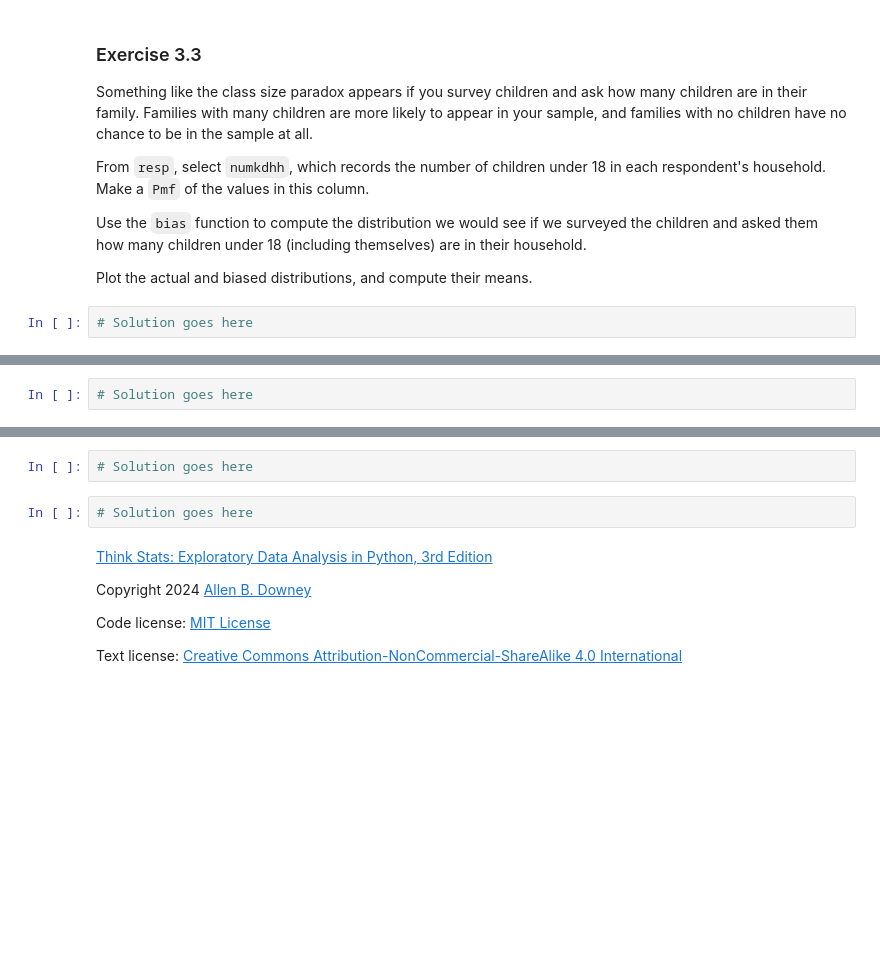
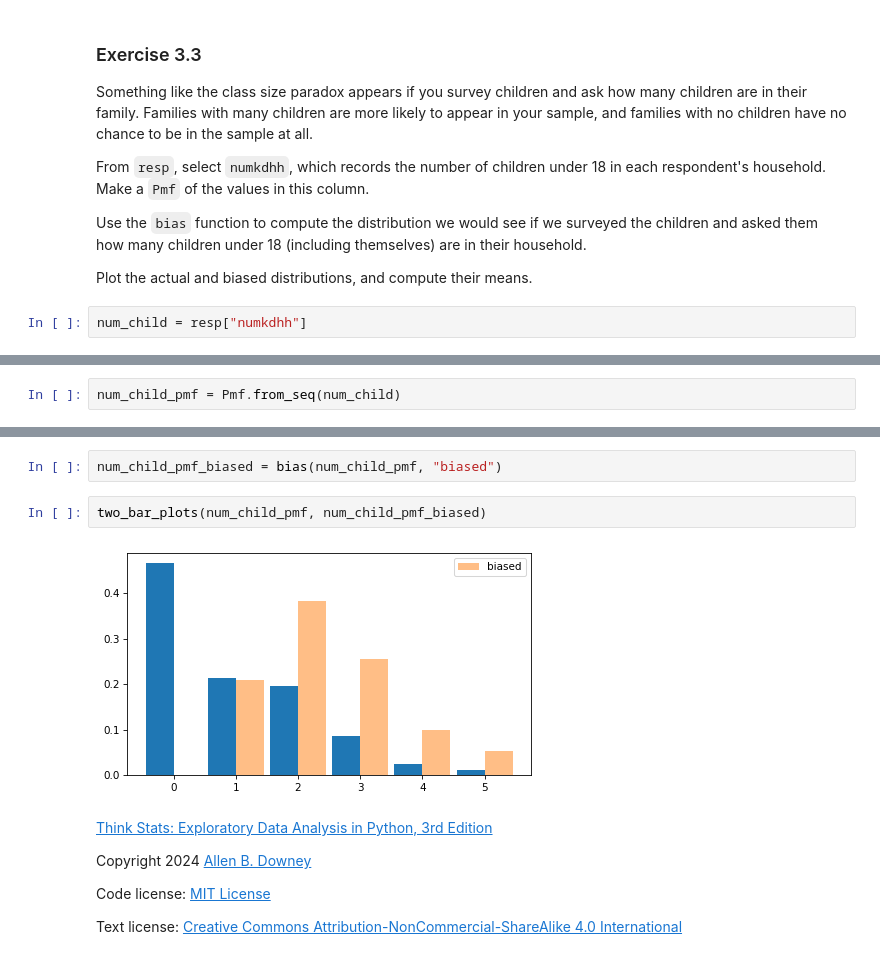
Before and after one commit to JoaoJimenez/Think_stats, a Jupyter notebook: nb/chap03.ipynb, the cells around one changed output, grey strips where cells are left out. Saved outputs shown, nothing was run; the diff lists cells and outputs as text; blank space fills up the shorter version.

```diff
--- a/nb/chap03.ipynb
+++ b/nb/chap03.ipynb
@@ -600,4 +595,4 @@ Use the `bias` function to compute the distribution we would see if we surveyed
 
 Plot the actual and biased distributions, and compute their means.
 # %%
-# Solution goes here
+num_child = resp["numkdhh"]
@@ -604,2 +629,2 @@ Plot the actual and biased distributions, and compute their means.
 # %%
-# Solution goes here
+num_child_pmf = Pmf.from_seq(num_child)
@@ -606,7 +643,9 @@ Plot the actual and biased distributions, and compute their means.
 # %%
-# Solution goes here
+num_child_pmf_biased = bias(num_child_pmf, "biased")
-# %%
-# Solution goes here
+# %%
+two_bar_plots(num_child_pmf, num_child_pmf_biased)
+# %% [output]
+[figure, added]
 # %% [markdown]
 [Think Stats: Exploratory Data Analysis in Python, 3rd Edition](https://allendowney.github.io/ThinkStats/index.html)
 
```
Also changed, not shown: parts of 13 cells of this notebook.
